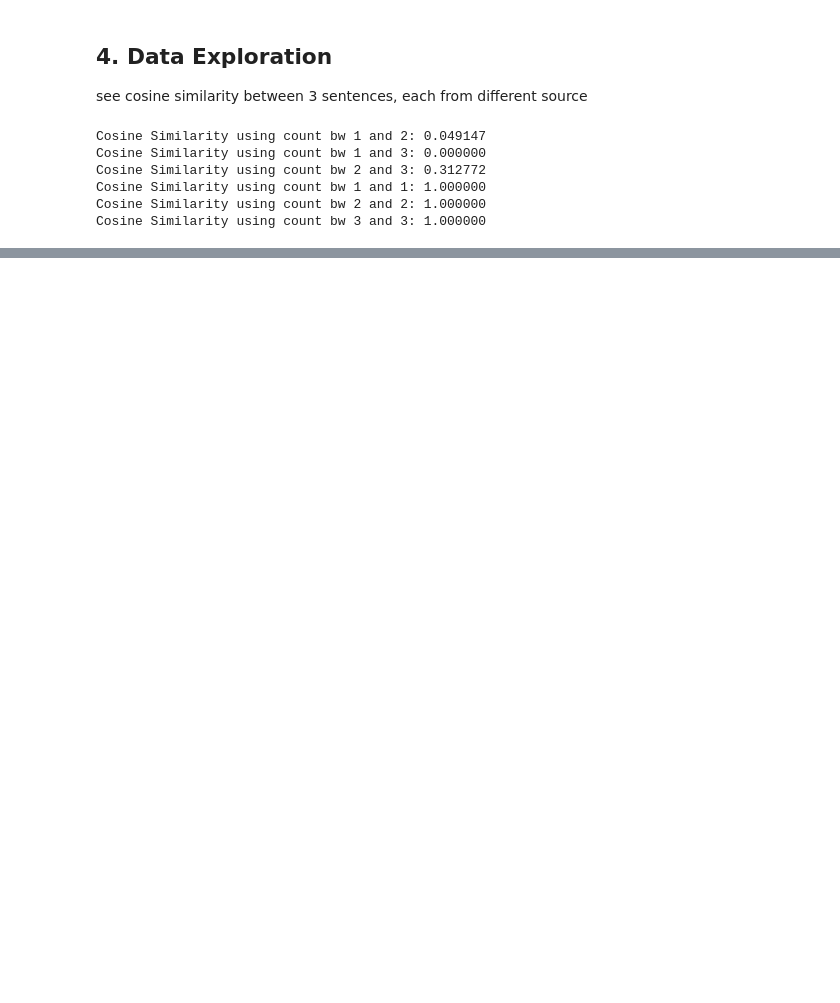
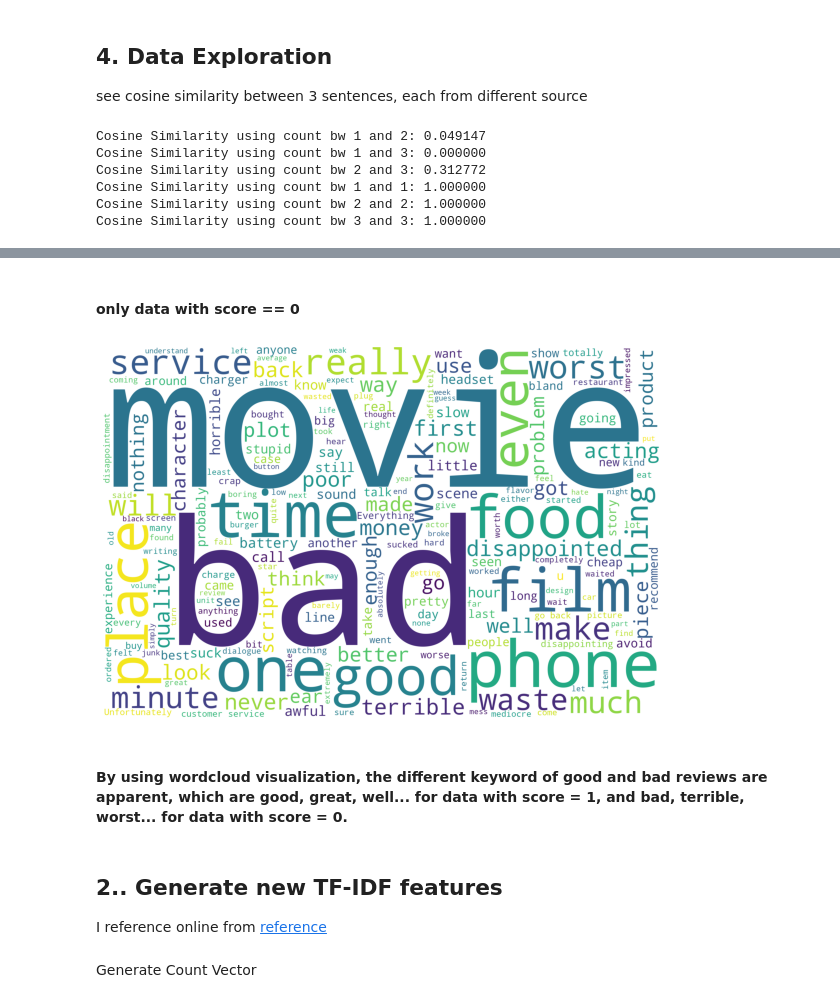
Before and after one commit to npinghuang/DM2022-Lab1-Homework, a Jupyter notebook: DM2022-Lab1-Homework.ipynb, the cells around one changed output, grey strips where cells are left out. Drawn from its saved outputs; the diff is of its cells as text; code cells hidden in the pictures; blank space fills up the shorter version.

```diff
--- a/DM2022-Lab1-Homework.ipynb
+++ b/DM2022-Lab1-Homework.ipynb
@@ -526,0 +534,17 @@ Cosine Similarity using count bw 3 and 3: 1.000000
+# %% [markdown]
+#### only data with score == 0
+# %%
+bad_review = DATA[DATA['score'] == 0]
+wordcloud_df = WordCloud(width=3000,height=2000,background_color='white').generate(' '.join(bad_review.sentence))
+plt.figure(figsize=(10,10))
+plt.imshow(wordcloud_df)
+plt.axis("off")
+plt.show()
+# %% [output]
+[figure, added]
+# %% [markdown]
+#### By using **wordcloud visualization**, the different keyword of good and bad reviews are apparent, which are **good, great, well...** for data with score = 1, and **bad, terrible, worst...** for data with score = 0.
+# %% [markdown]
+## 2.. Generate new TF-IDF features
+I reference online from
+[reference](https://ithelp.ithome.com.tw/articles/10228481)
@@ -526,0 +554,2 @@ Cosine Similarity using count bw 3 and 3: 1.000000
+# %% [markdown]
+Generate Count Vector
```
Also changed, not shown: parts of 30 cells of this notebook.
